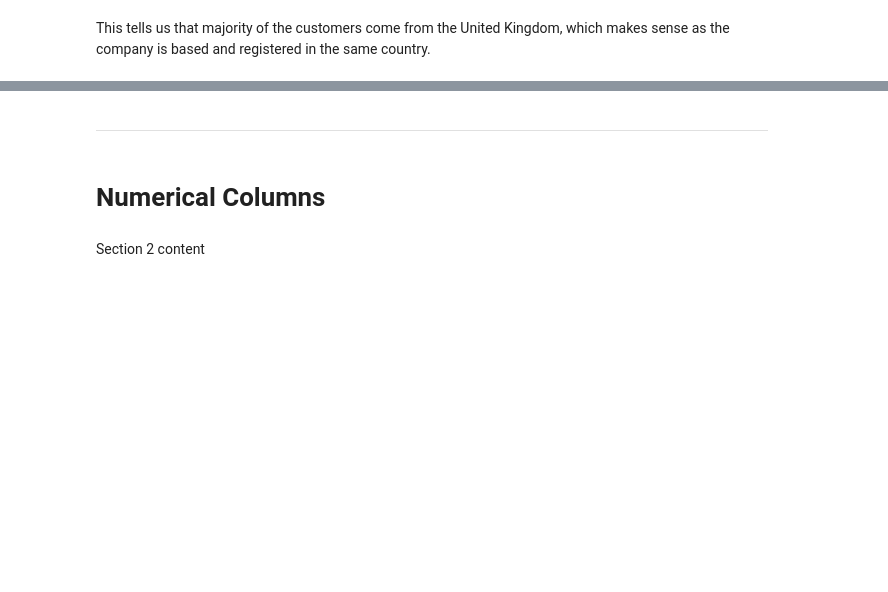
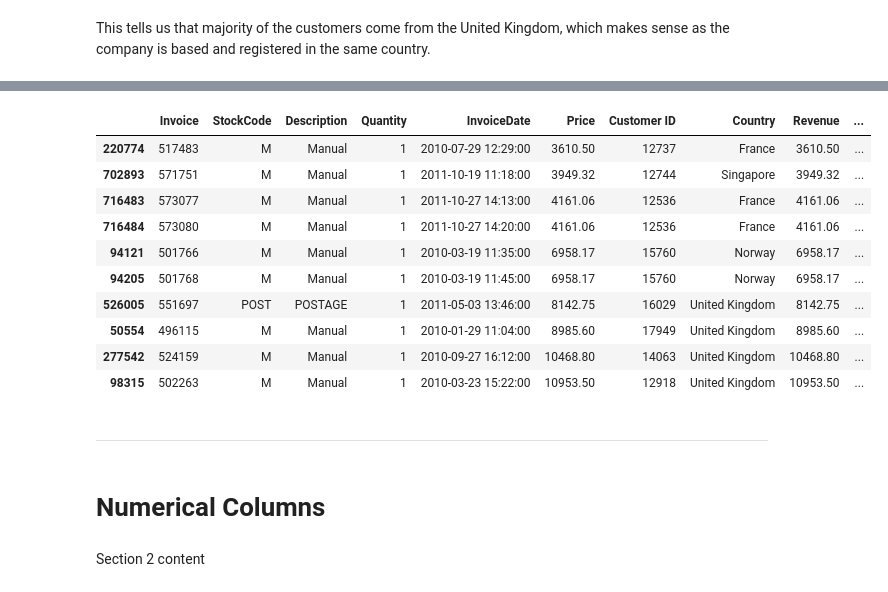
Before and after one commit to PearlisSad/Capstone-E-Commerce-Analysis, a Jupyter notebook: jupyter_notebooks/eda.ipynb, the cells around one changed output, grey strips where cells are left out. Drawn from its saved outputs; the diff is of its cells as text; code cells hidden in the pictures; blank space fills up the shorter version.

```diff
--- a/jupyter_notebooks/eda.ipynb
+++ b/jupyter_notebooks/eda.ipynb
@@ -184,3 +174,17 @@ for row in sorted(df["Price"].dropna().unique()):
+# %%
+df.sort_values(by="Price").tail(10)
+# %% [output]
+|  | Invoice | StockCode | Description | Quantity | InvoiceDate | Price | Customer ID | Country | Revenue | ... |
+| 220774 | 517483 | M | Manual | 1 | 2010-07-29 12:29:00 | 3610.50 | 12737 | France | 3610.50 | ... |
+| 702893 | 571751 | M | Manual | 1 | 2011-10-19 11:18:00 | 3949.32 | 12744 | Singapore | 3949.32 | ... |
+| 716483 | 573077 | M | Manual | 1 | 2011-10-27 14:13:00 | 4161.06 | 12536 | France | 4161.06 | ... |
+| 716484 | 573080 | M | Manual | 1 | 2011-10-27 14:20:00 | 4161.06 | 12536 | France | 4161.06 | ... |
+| 94121 | 501766 | M | Manual | 1 | 2010-03-19 11:35:00 | 6958.17 | 15760 | Norway | 6958.17 | ... |
+| 94205 | 501768 | M | Manual | 1 | 2010-03-19 11:45:00 | 6958.17 | 15760 | Norway | 6958.17 | ... |
+| 526005 | 551697 | POST | POSTAGE | 1 | 2011-05-03 13:46:00 | 8142.75 | 16029 | United Kingdom | 8142.75 | ... |
+| 50554 | 496115 | M | Manual | 1 | 2010-01-29 11:04:00 | 8985.60 | 17949 | United Kingdom | 8985.60 | ... |
+| 277542 | 524159 | M | Manual | 1 | 2010-09-27 16:12:00 | 10468.80 | 14063 | United Kingdom | 10468.80 | ... |
+| 98315 | 502263 | M | Manual | 1 | 2010-03-23 15:22:00 | 10953.50 | 12918 | United Kingdom | 10953.50 | ... |
 # %% [markdown]
 ---
 # %% [markdown]
```
Also changed, not shown: parts of 17 cells of this notebook, 1 other file.
